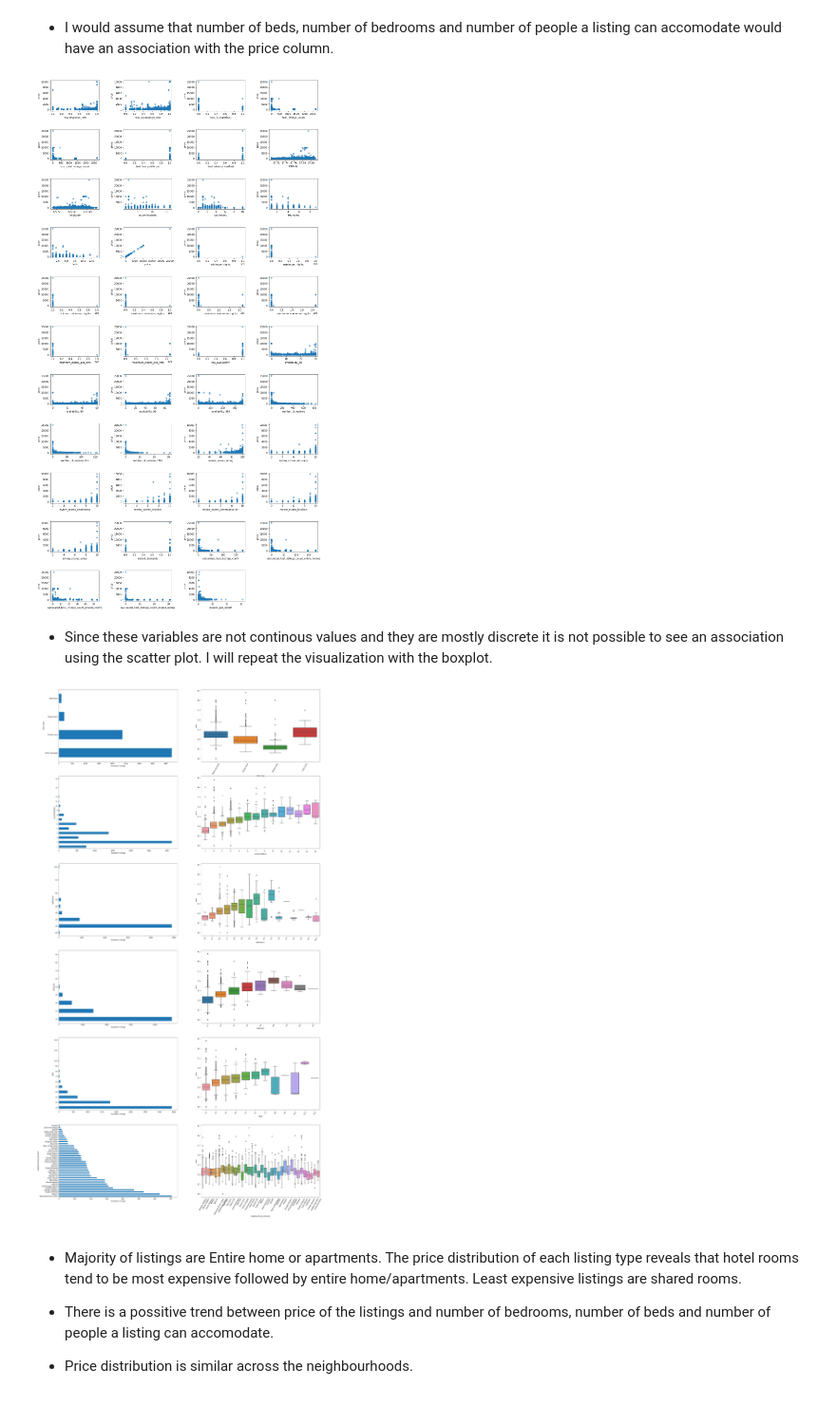
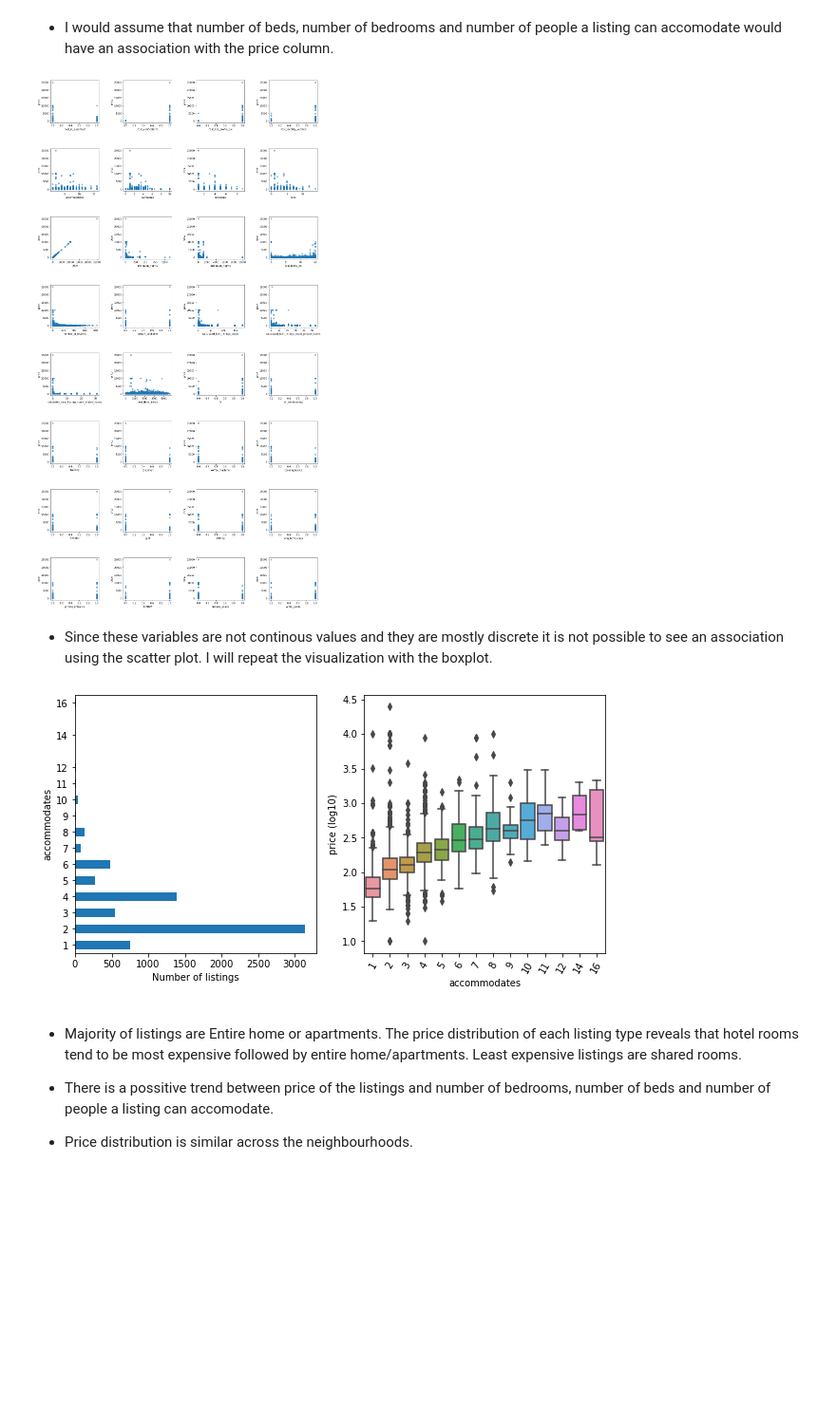
Before and after one commit to yselimd/Airbnb-Price-Prediction, a Jupyter notebook: notebooks/EDA_YavuzDagdas.ipynb, the cells around one changed output. Shown: that part at 95% size. Cells and saved outputs as stored; diff of their text form; code cells hidden in the pictures; blank space fills up the shorter version.

```diff
--- a/notebooks/EDA_YavuzDagdas.ipynb
+++ b/notebooks/EDA_YavuzDagdas.ipynb
@@ -8,13 +8,13 @@ import os
 import math
 # %%
 # Loading the csv file as data frame
-listings = pd.read_csv('../data/listings_clean.csv')
+listings = pd.read_csv('../data/clean/listings_clean_dummy_encoding.csv')
 # %%
 # converting data type to datetime.
-listings[['host_since', 'calendar_last_scraped','first_review','last_review']] = listings[['host_since', 'calendar_last_scraped','first_review','last_review']].apply(pd.to_datetime)
+listings[['host_since']] = listings[['host_since']].apply(pd.to_datetime)
 # %%
 # changing data type of is,host_id columns to object
-listings[['id','host_id']] = listings[['id','host_id']].astype('object')
+listings[['host_id']] = listings[['host_id']].astype('object')
 # %%
 listings.info()
 # %% [output]
@@ -105,31 +105,32 @@ def scatterplots(columns, ncol=None, figsize=(15, 8)):
 # %%
 scatterplots(features.columns, ncol=4,figsize=(20,40));
 # %% [output]
-[figure, old version]
+[figure, new version]
 # %% [markdown]
 * Since these variables are not continous values and they are mostly discrete it is not possible to see an association using the scatter plot. I will repeat the visualization with the boxplot.
 # %%
 # assigning column names of interest into cols list.
-cols = ['room_type','accommodates','bathrooms','bedrooms','beds','neighbourhood_cleansed']
+cols = ['property_type','accommodates','bathrooms','bedrooms','beds','neighbourhood']
+
 
 # plotting barplot to visualize number of subgroups in each column i.e. room_types and price
 # plotting boxplot to visualize subgroups in each column vs the price.
 
 nrow=len(cols)
-fig, axs = plt.subplots(nrow,2,figsize=(30,60))
+fig, axs = plt.subplots(nrow,2,figsize=(10,5))
 #fig.subplots_adjust(wspace=0.5, hspace=0.6)
 for i in range(nrow):
     plt.subplot(nrow,2,2*i+1)
     listings[cols[i]].value_counts().plot(kind='barh')
     plt.ylabel(cols[i])
     plt.xlabel('Number of listings')
     plt.subplot(nrow,2,2*i+2)
     sns.boxplot(x=cols[i], y=np.log10(listings.price), data=listings)
-    plt.ylabel('price')
+    plt.ylabel('price (log10)')
     plt.xlabel(cols[i])
     plt.xticks(rotation=60)
 # %% [output]
-[figure, old version]
+[figure, new version]
 # %% [markdown]
 * Majority of listings are Entire home or apartments. The price distribution of each listing type reveals that hotel rooms tend to be most expensive followed by entire home/apartments. Least expensive listings are shared rooms.
 
```
Also changed, not shown: parts of 7 cells of this notebook, 2 other files.
